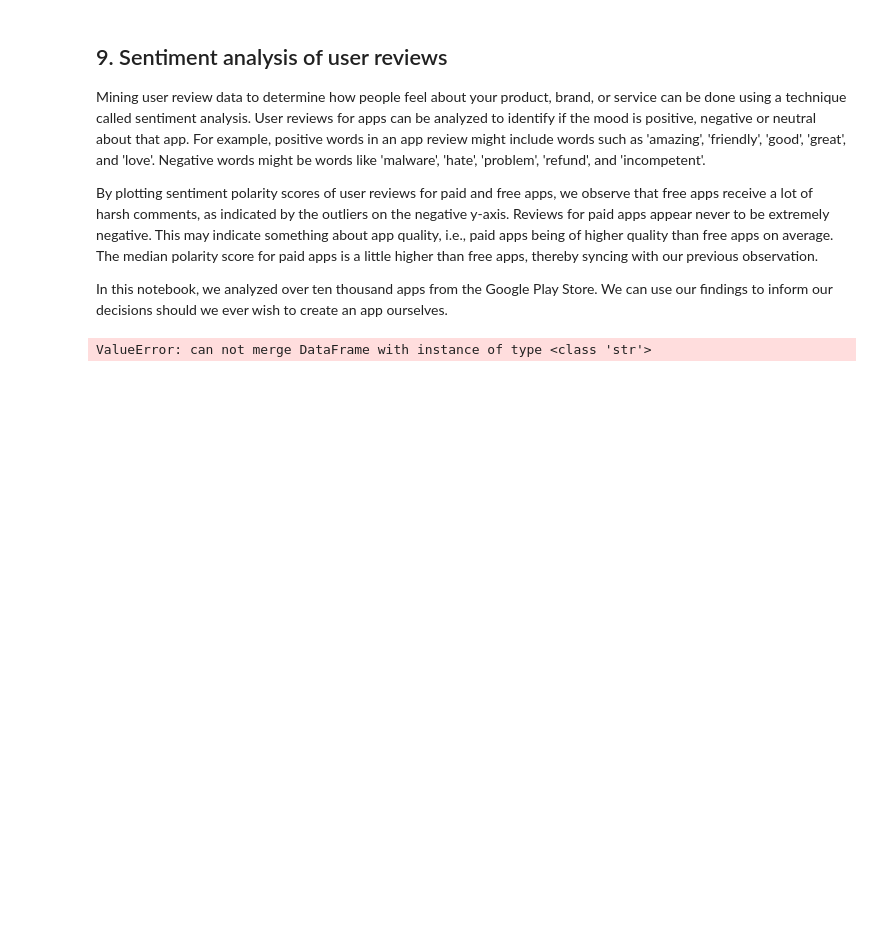
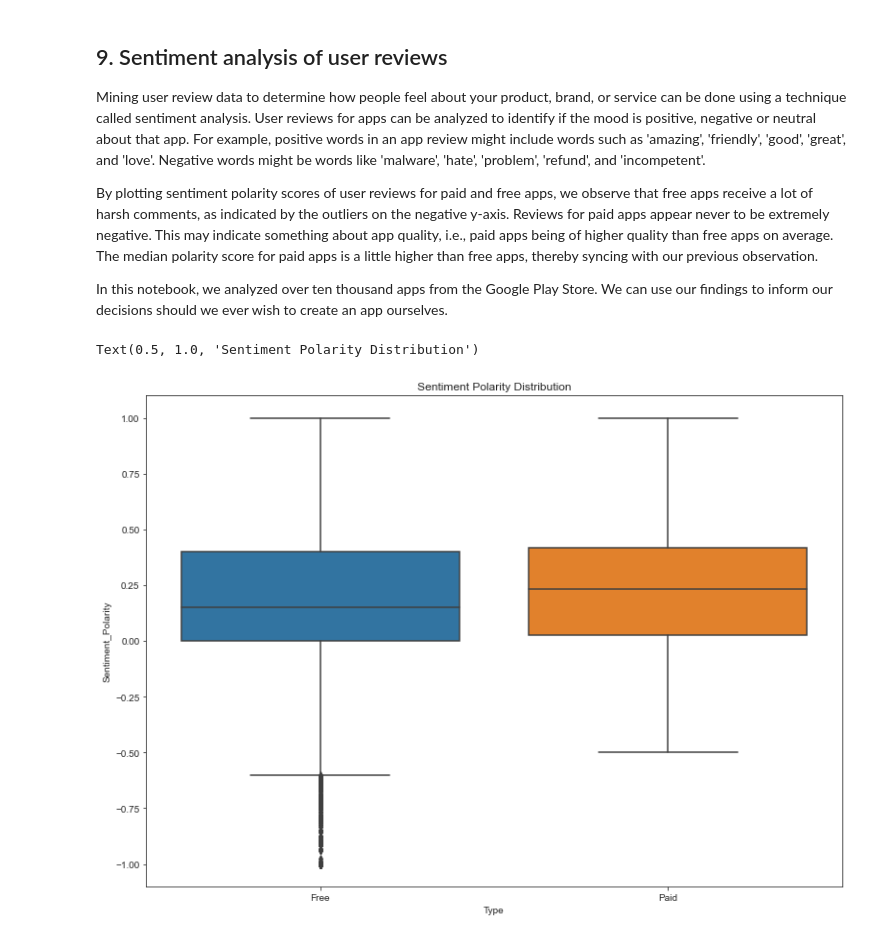
Before and after one commit to msubagjasw/Data-Science, a Jupyter notebook: The Android App Market on Google Play/notebook.ipynb, the cells around one changed output. Saved outputs shown, nothing was run; the diff lists cells and outputs as text; code cells hidden in the pictures; blank space fills up the shorter version.

```diff
--- a/The Android App Market on Google Play/notebook.ipynb
+++ b/The Android App Market on Google Play/notebook.ipynb
@@ -290,22 +290,22 @@ plotly.offline.iplot({'data': data, 'layout': layout})
 <p>In this notebook, we analyzed over ten thousand apps from the Google Play Store. We can use our findings to inform our decisions should we ever wish to create an app ourselves.</p>
 # %%
 # Load user_reviews.csv
-reviews_df = 'datasets/user_reviews.csv'
+reviews_df = pd.read_csv('datasets/user_reviews.csv')
 
-# Join and merge the two dataframe
+# Inner join and merge
 merged_df = pd.merge(apps, reviews_df, on = "App", how = "inner")
-merged_df = pd.merge(apps, reviews_df, on = "App", how = "inner")
-
 
 # Drop NA values from Sentiment and Translated_Review columns
 merged_df = merged_df.dropna(subset=['Sentiment', 'Translated_Review'])
 
 sns.set_style('ticks')
 fig, ax = plt.subplots()
 fig.set_size_inches(11, 8)
 
 # User review sentiment polarity for paid vs. free apps
-ax = sns.boxplot(x ='Type' , y = 'Sentiment_Polarity', data = 'merged_df')
+ax = sns.boxplot(x ='Type' , y ='Sentiment_Polarity', data = merged_df)
+
 ax.set_title('Sentiment Polarity Distribution')
 # %% [output]
-ValueError: can not merge DataFrame with instance of type <class 'str'>
+Text(0.5, 1.0, 'Sentiment Polarity Distribution')
+[figure, added]
```
Also changed, not shown: parts of 3 cells of this notebook.
